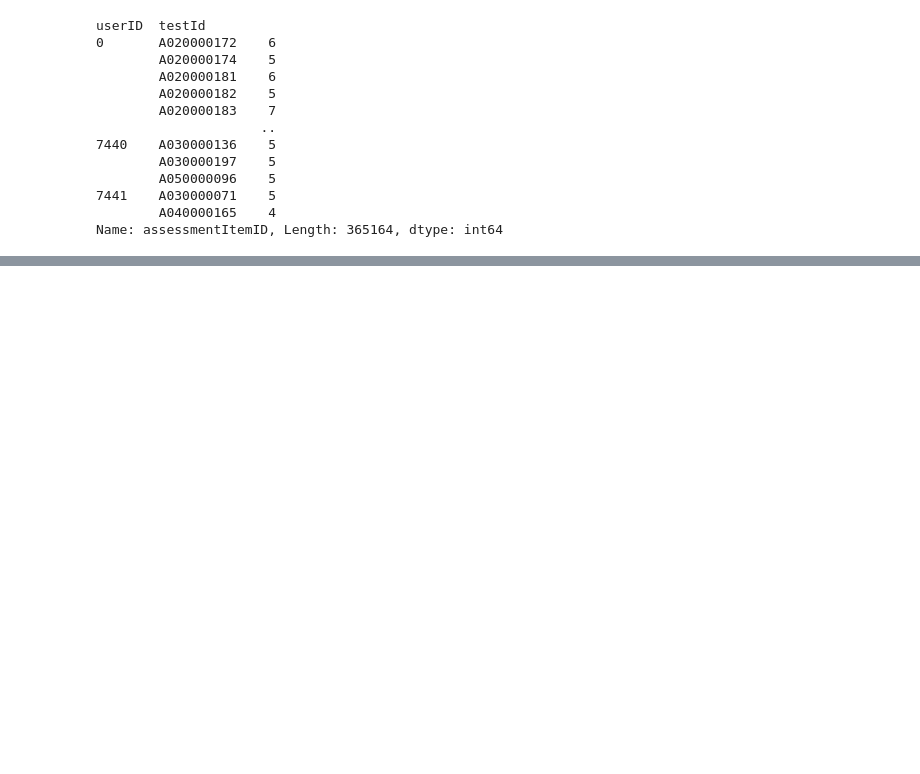
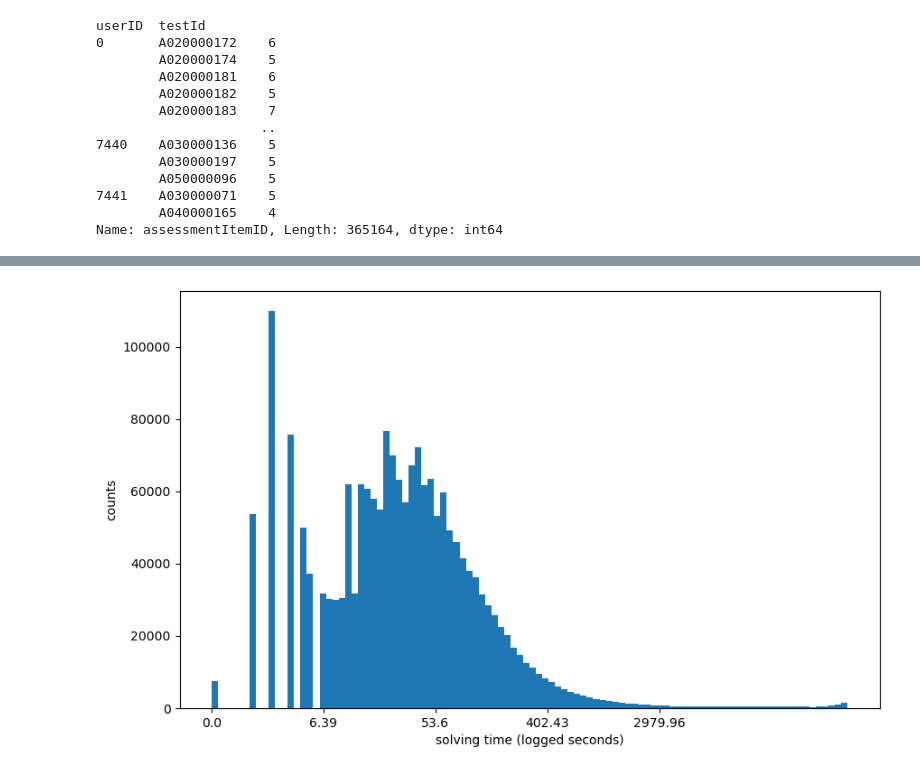
Before and after one commit to boostcampaitech6/level2-dkt-recsys-06, a Jupyter notebook: code/EDA.ipynb, the cells around one changed output, grey strips where cells are left out. Saved outputs shown, nothing was run; the diff lists cells and outputs as text; code cells hidden in the pictures; blank space fills up the shorter version.

```diff
--- a/code/EDA.ipynb
+++ b/code/EDA.ipynb
@@ -315,0 +359,15 @@ plt.show()
+# %%
+train['Timestamp'] = pd.to_datetime(train['Timestamp'])
+# %%
+plt.figure(figsize=(10,6))
+
+plt.hist(np.log(train.groupby(['userID','testId']).Timestamp.diff(axis=0).dt.seconds+1), bins=100)
+
+plt.xticks([0,2,4,6,8],np.round(np.exp([0,2,4,6,8])-1,2))
+
+plt.xlabel('solving time (logged seconds)')
+plt.ylabel('counts')
+
+plt.show()
+# %% [output]
+[figure, added]
```
Also changed, not shown: parts of 21 cells of this notebook, 4 other files.
